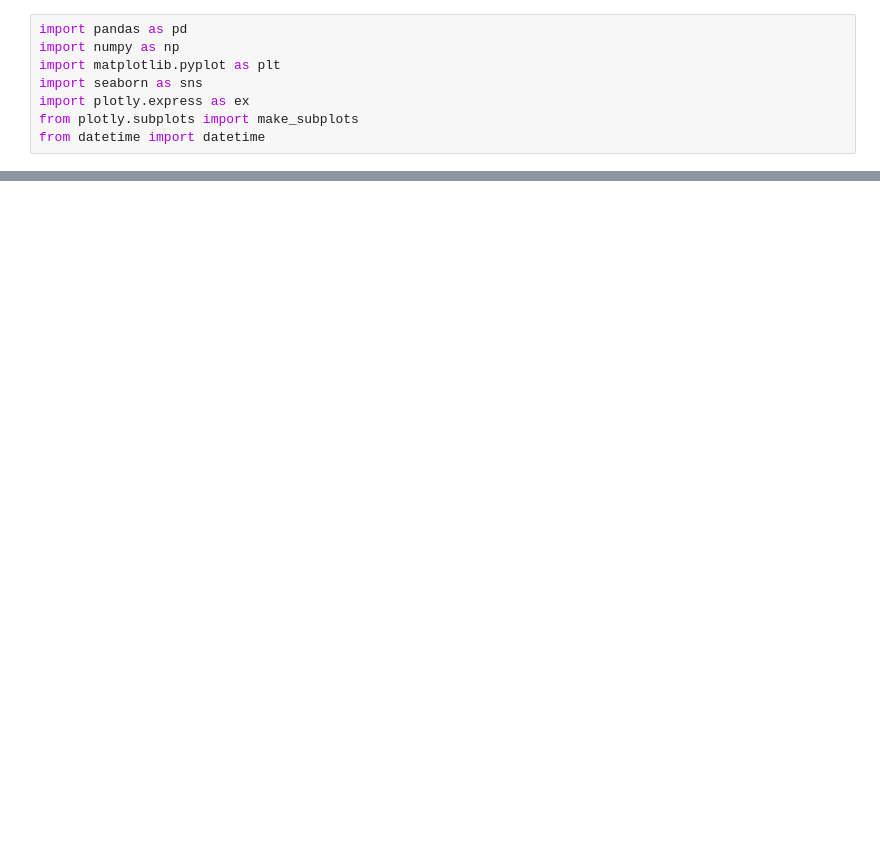
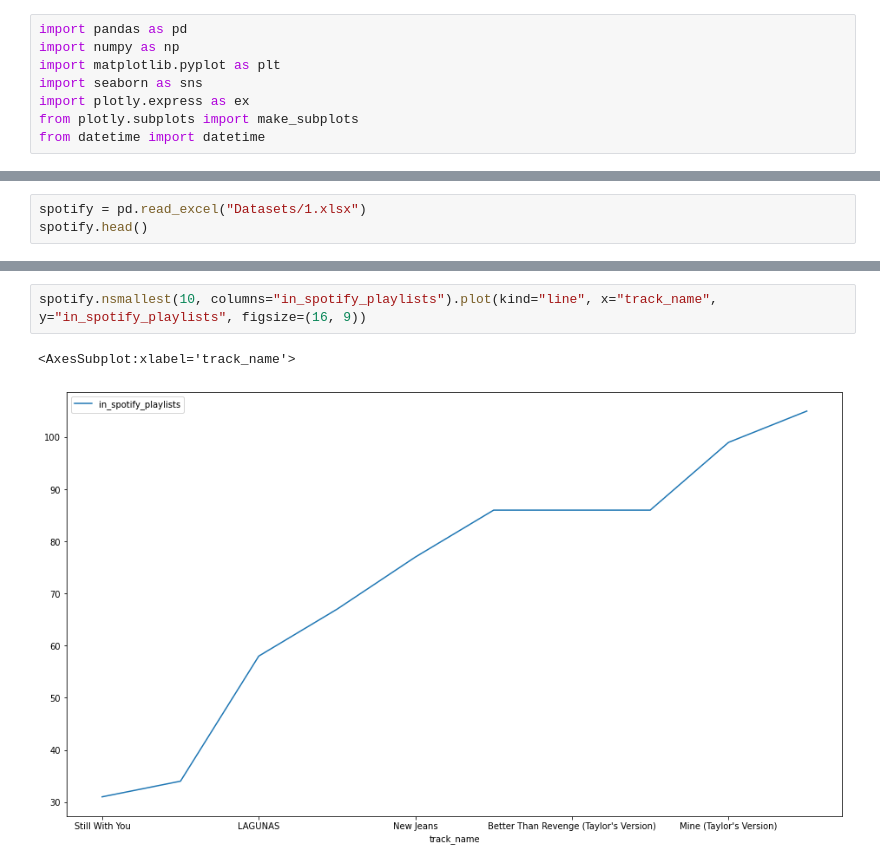
Before and after one commit to UgochukwuChidera/Portfolio, a Jupyter notebook: Covid Data Analysis Project.ipynb, the cells around one changed output, grey strips where cells are left out. Cells and saved outputs as stored; diff of their text form; blank space fills up the shorter version.

```diff
--- a/Covid Data Analysis Project.ipynb
+++ b/Covid Data Analysis Project.ipynb
@@ -63,0 +236,3 @@ ValueError: Could not interpret input 'Country/Region'
+# %%
+spotify = pd.read_excel("Datasets/1.xlsx")
+spotify.head()
@@ -63,0 +247,5 @@ ValueError: Could not interpret input 'Country/Region'
+# %%
+spotify.nsmallest(10, columns="in_spotify_playlists").plot(kind="line", x="track_name", y="in_spotify_playlists", figsize=(16, 9))
+# %% [output]
+<AxesSubplot:xlabel='track_name'>
+[figure, added]
```
Also changed, not shown: parts of 16 cells of this notebook, 23 other files.
